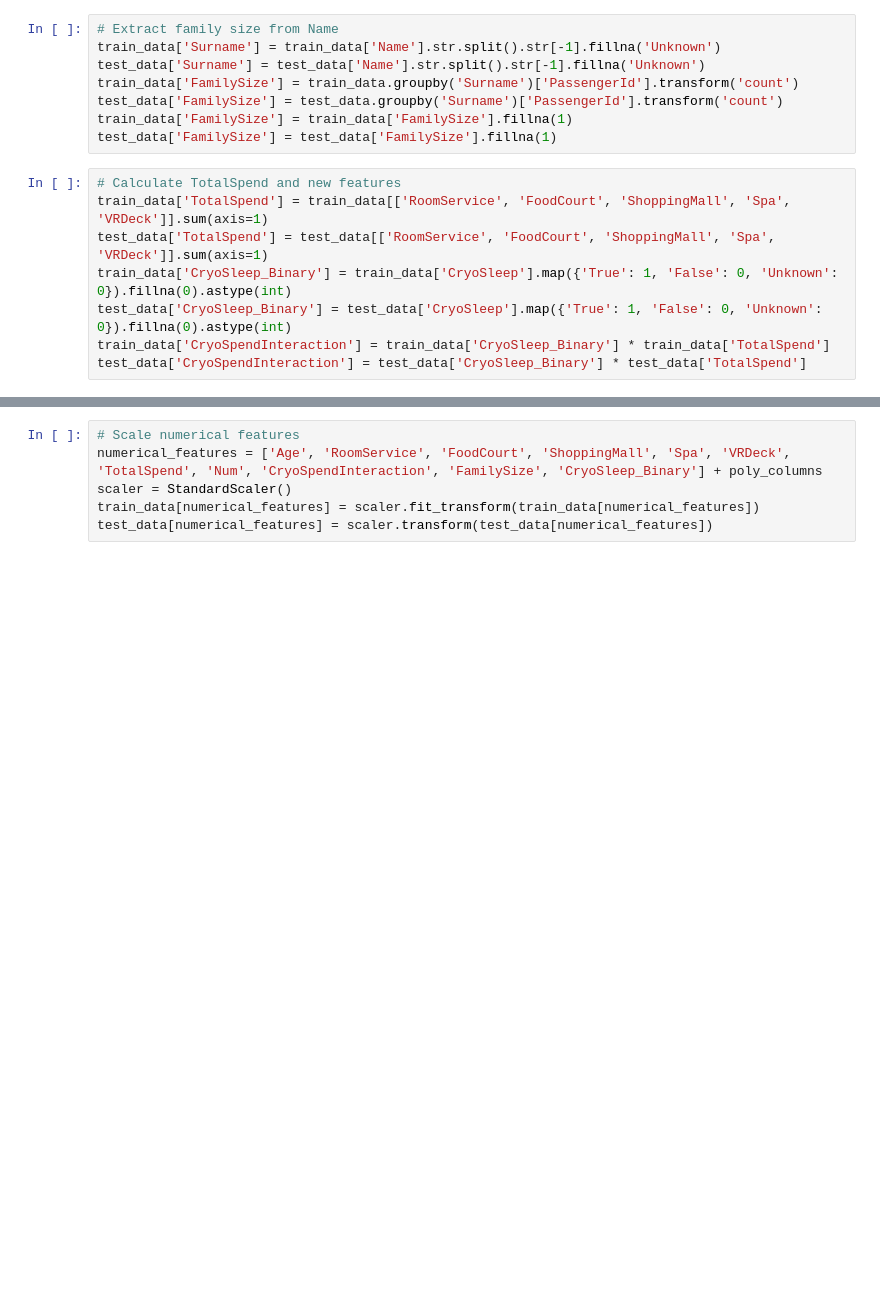
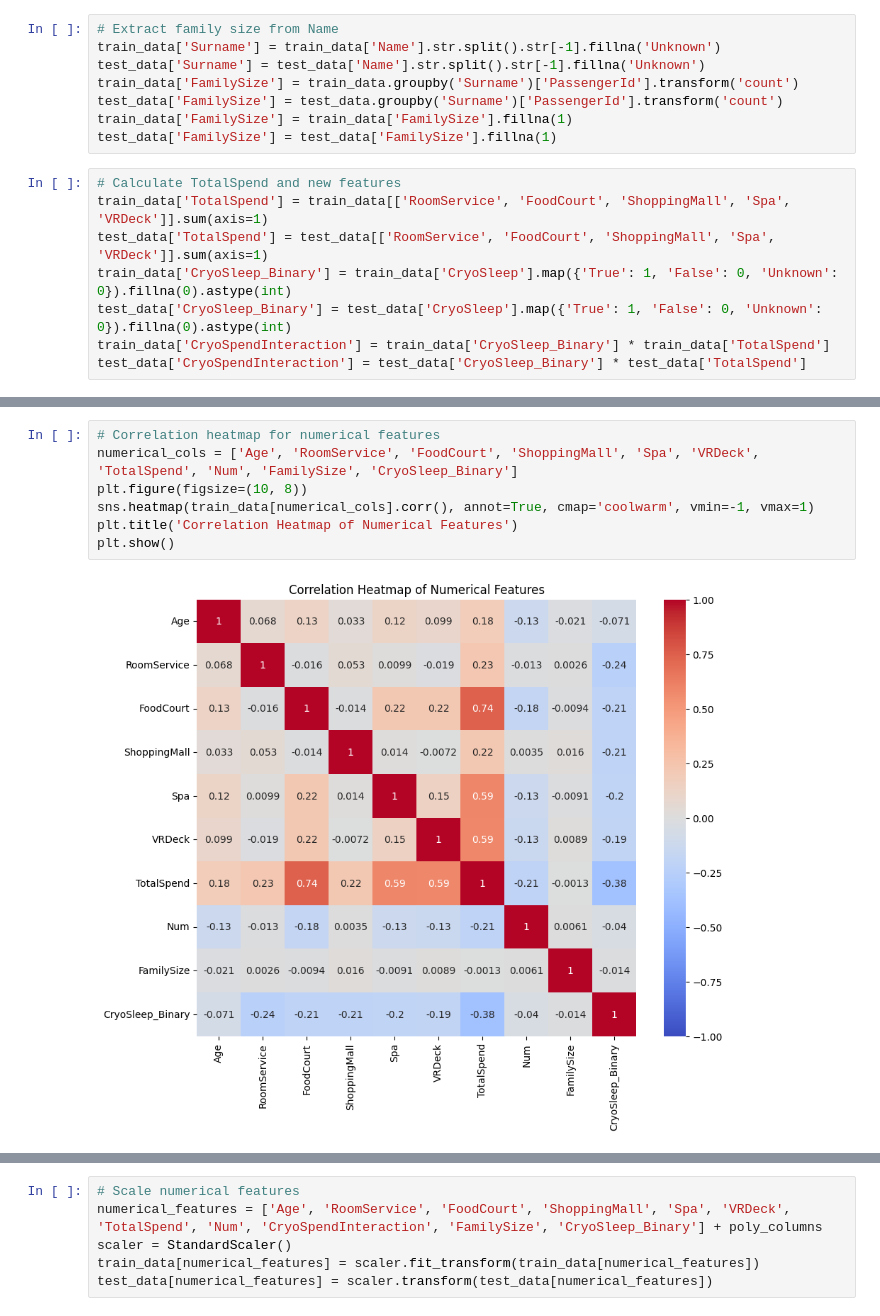
Before and after one commit to kagglechallengegroup18/Kaggle_Spaceship_Titanic, a Jupyter notebook: CATBoost.ipynb, the cells around one changed output, grey strips where cells are left out. Saved outputs shown, nothing was run; the diff lists cells and outputs as text; blank space fills up the shorter version.

```diff
--- a/CATBoost.ipynb
+++ b/CATBoost.ipynb
@@ -99,0 +148,9 @@ test_data[poly_columns] = poly_test
+# %%
+# Correlation heatmap for numerical features
+numerical_cols = ['Age', 'RoomService', 'FoodCourt', 'ShoppingMall', 'Spa', 'VRDeck', 'TotalSpend', 'Num', 'FamilySize', 'CryoSleep_Binary']
+plt.figure(figsize=(10, 8))
+sns.heatmap(train_data[numerical_cols].corr(), annot=True, cmap='coolwarm', vmin=-1, vmax=1)
+plt.title('Correlation Heatmap of Numerical Features')
+plt.show()
+# %% [output]
+[figure, added]
```
Also changed, not shown: parts of 23 cells of this notebook.
